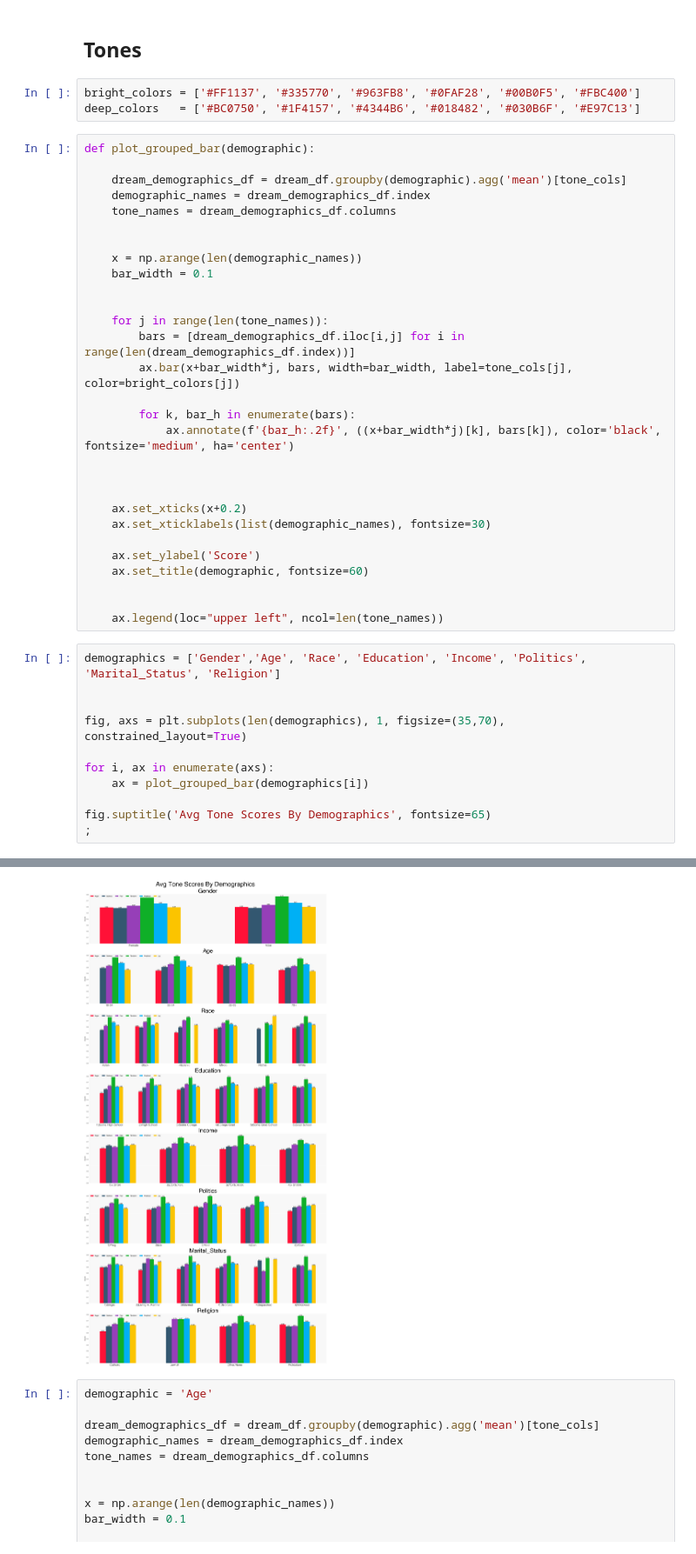
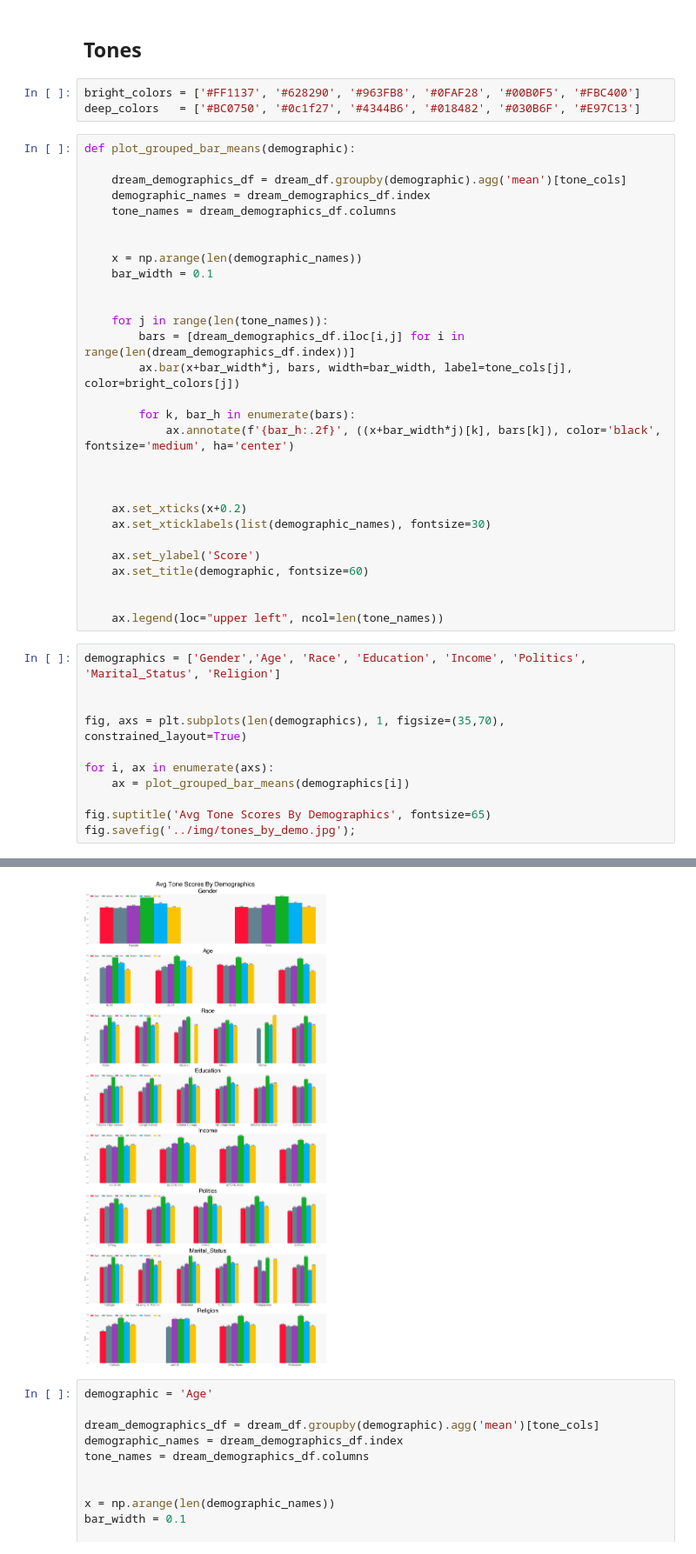
Before and after one commit to MekdiYilma/dreams, a Jupyter notebook: EDA/tone_analysis_on_SDDb.ipynb, the cells around one changed output, grey strips where cells are left out. Shown at 87% size. Saved outputs shown, nothing was run; the diff lists cells and outputs as text.

```diff
--- a/EDA/tone_analysis_on_SDDb.ipynb
+++ b/EDA/tone_analysis_on_SDDb.ipynb
@@ -321,10 +320,10 @@ fig.suptitle('Avg Polarity By Demographics', fontsize=35)
 # %% [markdown]
 ## Tones
 # %%
-bright_colors = ['#FF1137', '#335770', '#963FB8', '#0FAF28', '#00B0F5', '#FBC400']
-deep_colors   = ['#BC0750', '#1F4157', '#4344B6', '#018482', '#030B6F', '#E97C13']
+bright_colors = ['#FF1137', '#628290', '#963FB8', '#0FAF28', '#00B0F5', '#FBC400']
+deep_colors   = ['#BC0750', '#0c1f27', '#4344B6', '#018482', '#030B6F', '#E97C13']
 # %%
-def plot_grouped_bar(demographic):
+def plot_grouped_bar_means(demographic):
 
     dream_demographics_df = dream_df.groupby(demographic).agg('mean')[tone_cols]
     demographic_names = dream_demographics_df.index
@@ -359,8 +358,8 @@ demographics = ['Gender','Age', 'Race', 'Education', 'Income', 'Politics', 'Mari
 fig, axs = plt.subplots(len(demographics), 1, figsize=(35,70), constrained_layout=True)
 
 for i, ax in enumerate(axs):
-    ax = plot_grouped_bar(demographics[i])
+    ax = plot_grouped_bar_means(demographics[i])
 
 fig.suptitle('Avg Tone Scores By Demographics', fontsize=65)
-;
+fig.savefig('../img/tones_by_demo.jpg');
 # %% [output]
@@ -368,4 +366,4 @@ fig.suptitle('Avg Tone Scores By Demographics', fontsize=65)
-[figure, old version]
+[figure, new version]
 # %%
 demographic = 'Age'
 
```
Also changed, not shown: parts of 20 cells of this notebook.
